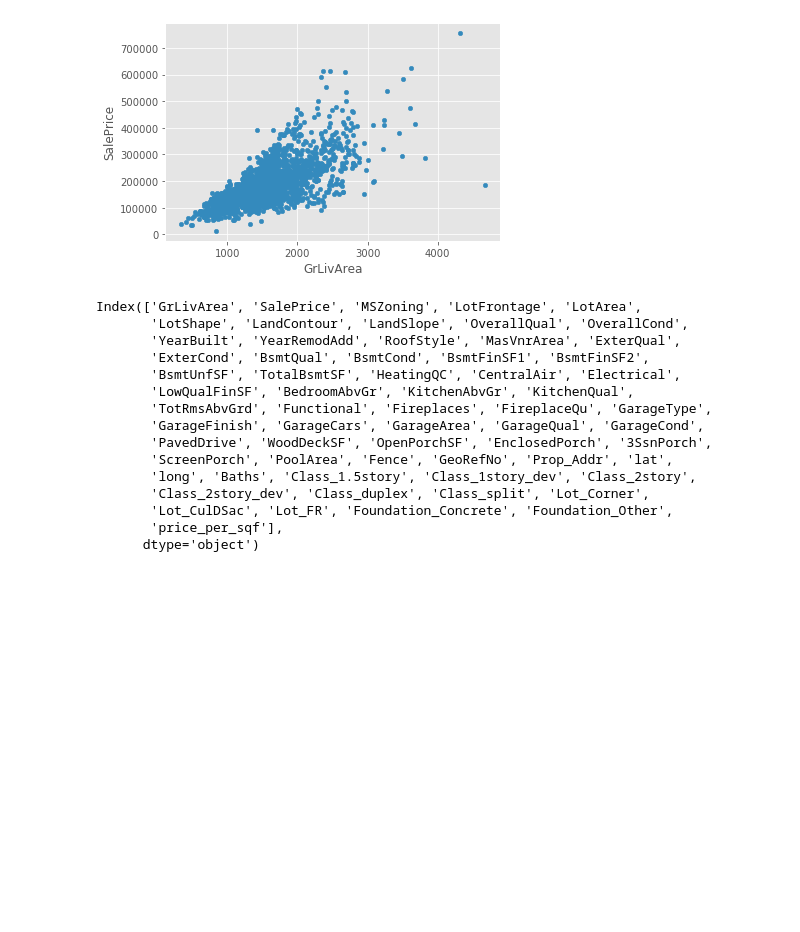
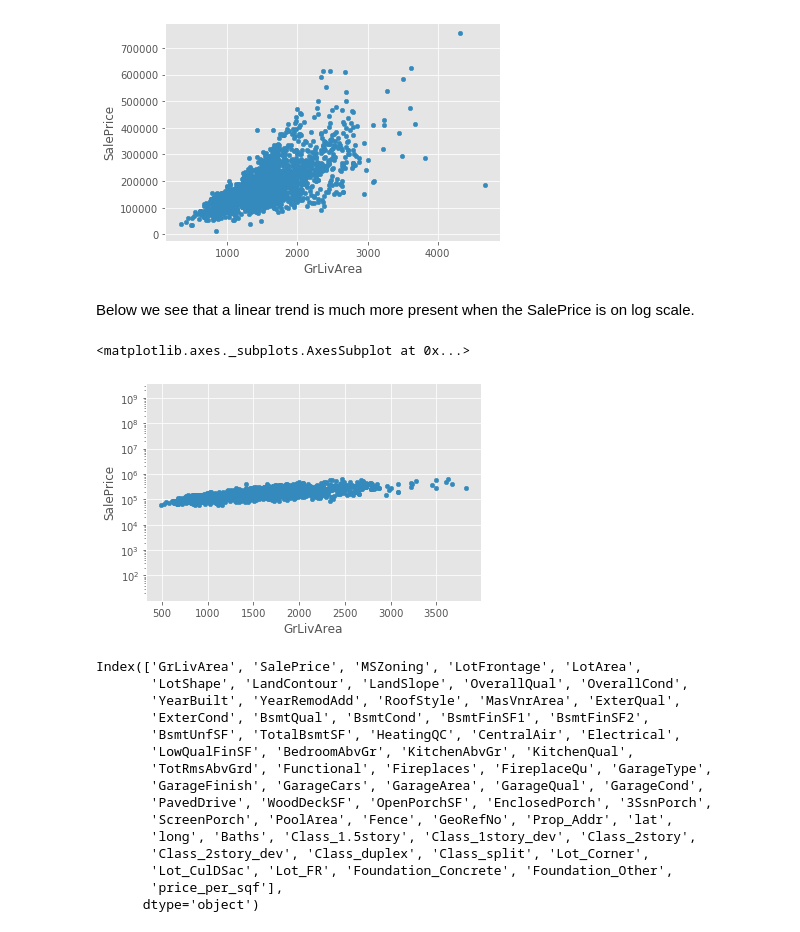
Before and after one commit to mhope321/ML-Project, a Jupyter notebook: Garrett/GBM_with_Feature_Selection_SalePrice.ipynb, the cells around one changed output. Saved outputs shown, nothing was run; the diff lists cells and outputs as text; code cells hidden in the pictures; blank space fills up the shorter version.

Commit message:
commented and cleaned code for gradient boost model

```diff
--- a/Garrett/GBM_with_Feature_Selection_SalePrice.ipynb
+++ b/Garrett/GBM_with_Feature_Selection_SalePrice.ipynb
@@ -12,7 +12,9 @@ from sklearn import datasets, preprocessing, ensemble
 
 plt.style.use('ggplot')
 # %%
-housing = pd.read_csv('./data/Ames_HousePrice_withAddress_cleaned.csv')
+# import previously cleaned data and remove unwanted column
+
+housing = pd.read_csv('../../Machine_Learning_Project/data/Ames_HousePrice_withAddress_cleaned.csv')
 housing.drop(['Unnamed: 0'], axis=1, inplace=True)
 # %%
 from sklearn.ensemble import GradientBoostingClassifier, GradientBoostingRegressor
@@ -22,5 +24,3 @@ housing.plot.scatter(x='GrLivArea', y='SalePrice')
 # %% [output]
 <matplotlib.axes._subplots.AxesSubplot at 0x...>
 [figure]
-# %%
-housing = housing[(housing['GrLivArea'] <= 4500)]
@@ -29,3 +27,13 @@ housing = housing[(housing['GrLivArea'] <= 4500)]
+# %%
+# remove apparent outliers from the above scatterplot
+housing = housing[(housing['GrLivArea'] <= 4000) & (housing['SalePrice'] > 60000)]
+# %% [markdown]
+Below we see that a linear trend is much more present when the SalePrice is on log scale.
+# %%
+housing.plot.scatter(x='GrLivArea', y='SalePrice', logy=True)
+# %% [output]
+<matplotlib.axes._subplots.AxesSubplot at 0x...>
+[figure, added]
 # %%
 housing.columns
 # %% [output]
```
Also changed, not shown: parts of 39 cells of this notebook.
